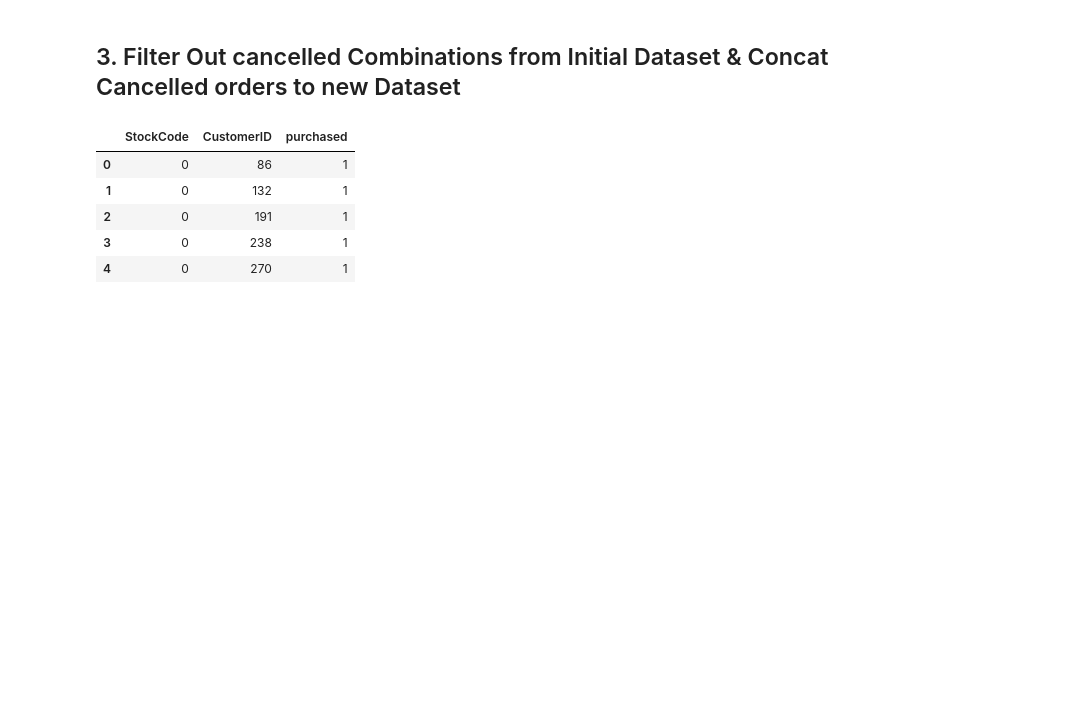
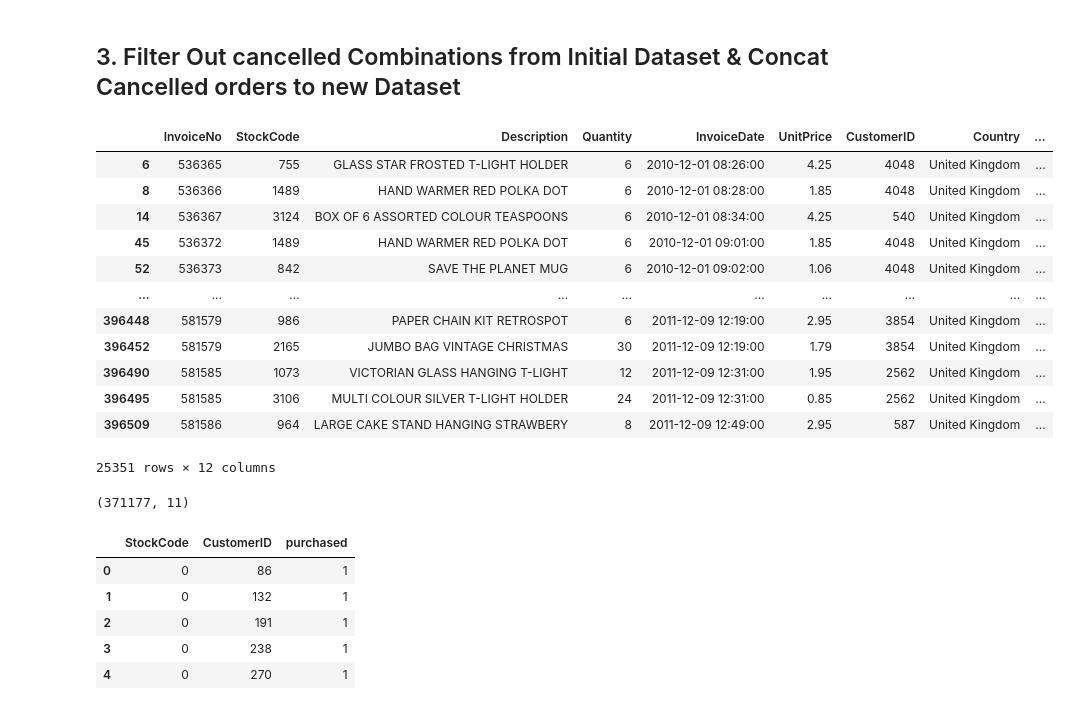
Before and after one commit to uadR1/Master-Thesis-Building-and-Evaluating-Candidate-Generation-Models-with-Neural-Networks, a Jupyter notebook: 02_Data_Preparation/01_OnlineRetail_Preparation.ipynb, the cells around one changed output. Drawn from its saved outputs; the diff is of its cells as text; code cells hidden in the pictures; blank space fills up the shorter version.

```diff
--- a/02_Data_Preparation/01_OnlineRetail_Preparation.ipynb
+++ b/02_Data_Preparation/01_OnlineRetail_Preparation.ipynb
@@ -243,6 +272,28 @@ filtered_df = filtered_df.drop(columns=['_merge'])
 
 # Reset the index if needed
 filtered_df.reset_index(drop=True, inplace=True)
+# %%
+# How many rows were in both
+merged_df[merged_df['_merge']=='both']
+# %% [output]
+|  | InvoiceNo | StockCode | Description | Quantity | InvoiceDate | UnitPrice | CustomerID | Country | ... |
+| 6 | 536365 | 755 | GLASS STAR FROSTED T-LIGHT HOLDER | 6 | 2010-12-01 08:26:00 | 4.25 | 4048 | United Kingdom | ... |
+| 8 | 536366 | 1489 | HAND WARMER RED POLKA DOT | 6 | 2010-12-01 08:28:00 | 1.85 | 4048 | United Kingdom | ... |
+| 14 | 536367 | 3124 | BOX OF 6 ASSORTED COLOUR TEASPOONS | 6 | 2010-12-01 08:34:00 | 4.25 | 540 | United Kingdom | ... |
+| 45 | 536372 | 1489 | HAND WARMER RED POLKA DOT | 6 | 2010-12-01 09:01:00 | 1.85 | 4048 | United Kingdom | ... |
+| 52 | 536373 | 842 | SAVE THE PLANET MUG | 6 | 2010-12-01 09:02:00 | 1.06 | 4048 | United Kingdom | ... |
+| ... | ... | ... | ... | ... | ... | ... | ... | ... | ... |
+| 396448 | 581579 | 986 | PAPER CHAIN KIT RETROSPOT | 6 | 2011-12-09 12:19:00 | 2.95 | 3854 | United Kingdom | ... |
+| 396452 | 581579 | 2165 | JUMBO BAG VINTAGE CHRISTMAS | 30 | 2011-12-09 12:19:00 | 1.79 | 3854 | United Kingdom | ... |
+| 396490 | 581585 | 1073 | VICTORIAN GLASS HANGING T-LIGHT | 12 | 2011-12-09 12:31:00 | 1.95 | 2562 | United Kingdom | ... |
+| 396495 | 581585 | 3106 | MULTI COLOUR SILVER T-LIGHT HOLDER | 24 | 2011-12-09 12:31:00 | 0.85 | 2562 | United Kingdom | ... |
+| 396509 | 581586 | 964 | LARGE CAKE STAND HANGING STRAWBERY | 8 | 2011-12-09 12:49:00 | 2.95 | 587 | United Kingdom | ... |
+25351 rows × 12 columns
+# %%
+# How many rows after removing initials order of cancelled transactions
+filtered_df.shape
+# %% [output]
+(371177, 11)
 # %%
 # Group by InvoiceNo and calculate the number of appearances and the product of Quantity and UnitPrice
 df_purchased = filtered_df.groupby(['StockCode', 'CustomerID']).agg({'CustomerID': 'count'})
```
Also changed, not shown: parts of 20 cells of this notebook, 1 other file.
